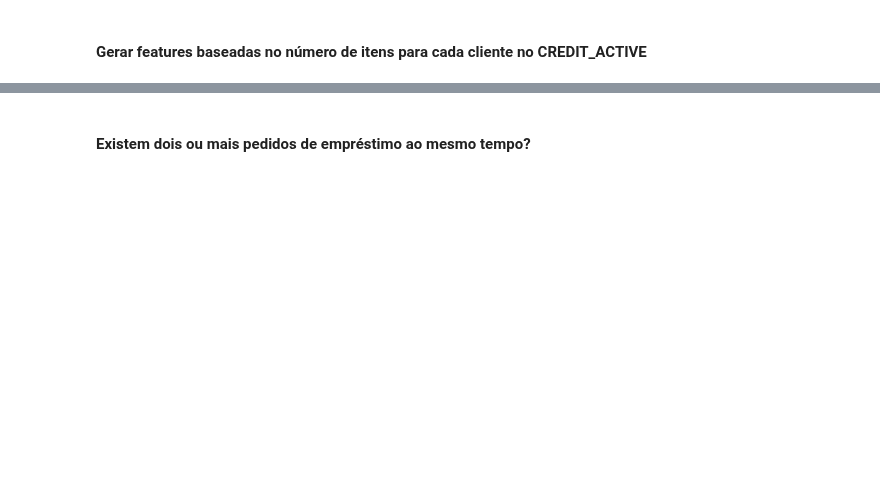
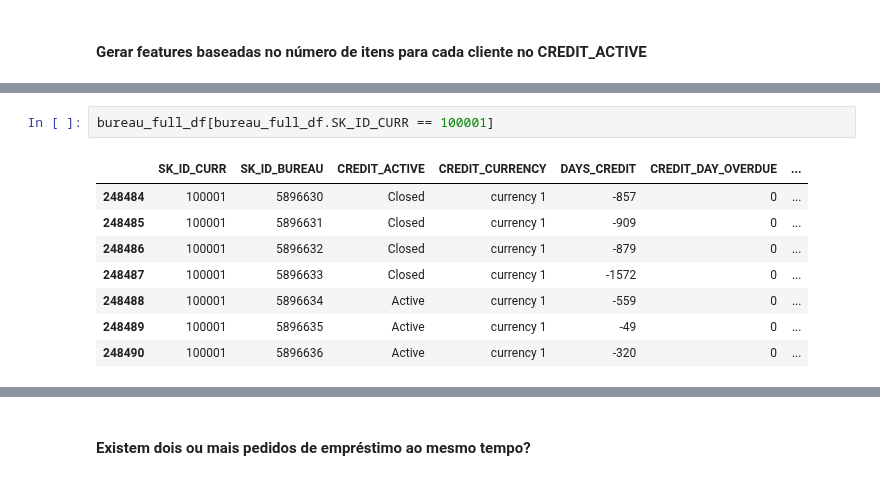
Before and after one commit to thiagobrito/home-credit-default-risk, a Jupyter notebook: Prepare-database.ipynb, the cells around one changed output, grey strips where cells are left out. Saved outputs shown, nothing was run; the diff lists cells and outputs as text; blank space fills up the shorter version.

```diff
--- a/Prepare-database.ipynb
+++ b/Prepare-database.ipynb
@@ -115 +125,12 @@ KeyError: 'CREDIT_ACTIVE'
+# %%
+bureau_full_df[bureau_full_df.SK_ID_CURR == 100001]
+# %% [output]
+|  | SK_ID_CURR | SK_ID_BUREAU | CREDIT_ACTIVE | CREDIT_CURRENCY | DAYS_CREDIT | CREDIT_DAY_OVERDUE | ... |
+| 248484 | 100001 | 5896630 | Closed | currency 1 | -857 | 0 | ... |
+| 248485 | 100001 | 5896631 | Closed | currency 1 | -909 | 0 | ... |
+| 248486 | 100001 | 5896632 | Closed | currency 1 | -879 | 0 | ... |
+| 248487 | 100001 | 5896633 | Closed | currency 1 | -1572 | 0 | ... |
+| 248488 | 100001 | 5896634 | Active | currency 1 | -559 | 0 | ... |
+| 248489 | 100001 | 5896635 | Active | currency 1 | -49 | 0 | ... |
+| 248490 | 100001 | 5896636 | Active | currency 1 | -320 | 0 | ... |
 # %% [markdown]
```
Also changed, not shown: parts of 30 cells of this notebook, 2 other files.
